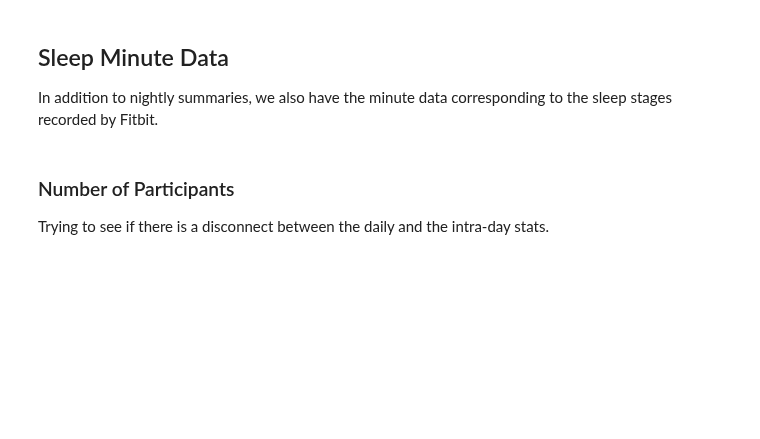
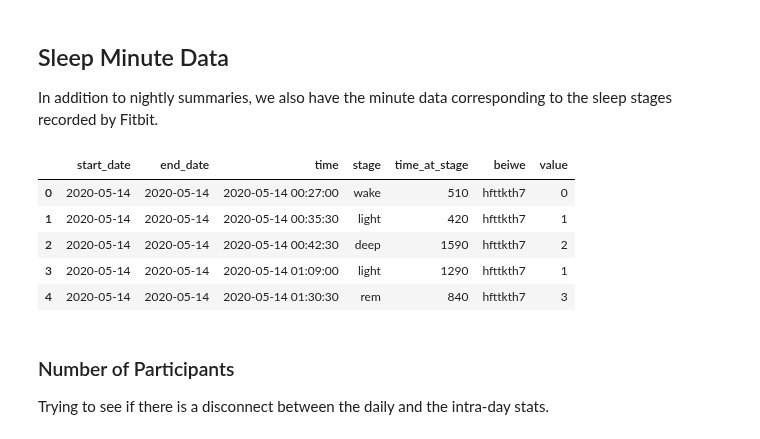
Before and after one commit to intelligent-environments-lab/utx000, a Jupyter notebook: notebooks/4.2.1-hef-fitbit-summary.ipynb, the cells around one changed output. Cells and saved outputs as stored; diff of their text form; code cells hidden in the pictures; blank space fills up the shorter version.

```diff
--- a/notebooks/4.2.1-hef-fitbit-summary.ipynb
+++ b/notebooks/4.2.1-hef-fitbit-summary.ipynb
@@ -415,6 +495,14 @@ Working for efficiency
 In addition to nightly summaries, we also have the minute data corresponding to the sleep stages recorded by Fitbit.
 # %%
 sleep_stages = pd.read_csv("../data/processed/bpeace2-fitbit-sleep-stages.csv",index_col=0,parse_dates=[1,2,3])
+sleep_stages.head()
+# %% [output]
+|  | start_date | end_date | time | stage | time_at_stage | beiwe | value |
+| 0 | 2020-05-14 | 2020-05-14 | 2020-05-14 00:27:00 | wake | 510 | hfttkth7 | 0 |
+| 1 | 2020-05-14 | 2020-05-14 | 2020-05-14 00:35:30 | light | 420 | hfttkth7 | 1 |
+| 2 | 2020-05-14 | 2020-05-14 | 2020-05-14 00:42:30 | deep | 1590 | hfttkth7 | 2 |
+| 3 | 2020-05-14 | 2020-05-14 | 2020-05-14 01:09:00 | light | 1290 | hfttkth7 | 1 |
+| 4 | 2020-05-14 | 2020-05-14 | 2020-05-14 01:30:30 | rem | 840 | hfttkth7 | 3 |
 # %% [markdown]
 ### Number of Participants
 Trying to see if there is a disconnect between the daily and the intra-day stats.
```
Also changed, not shown: parts of 11 cells of this notebook.
